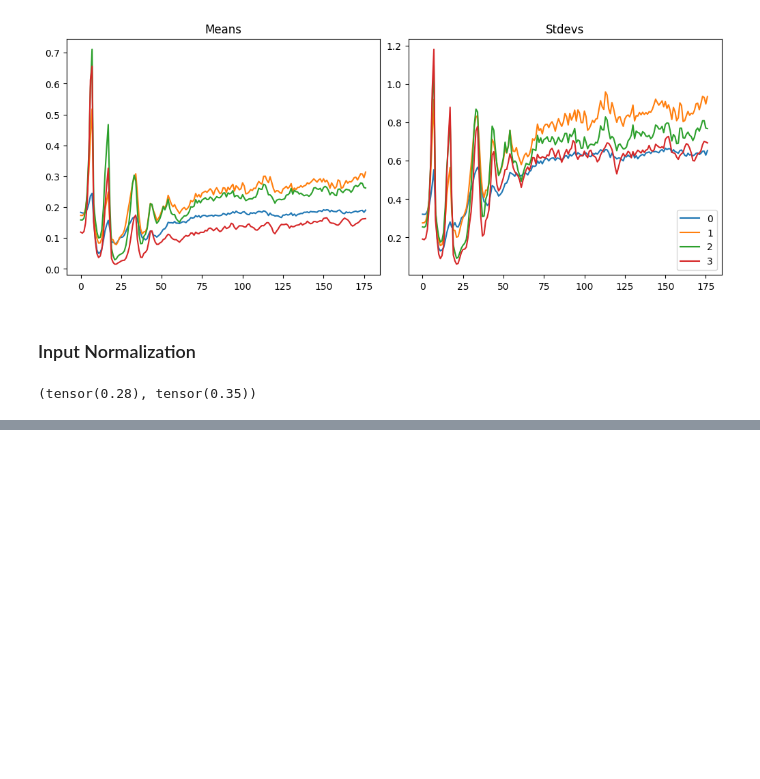
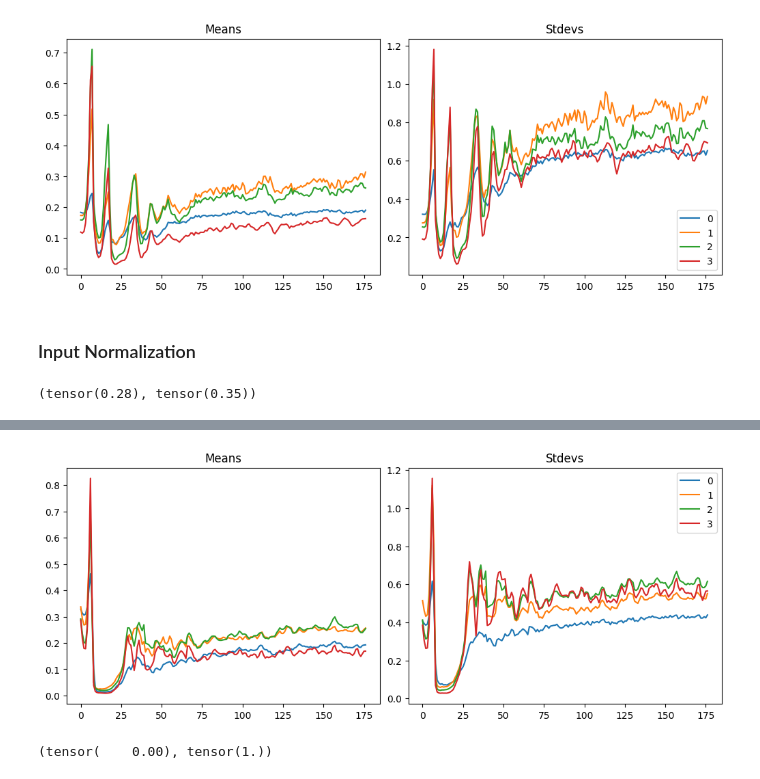
Before and after one commit to mtm-007/Deep-Learing-from-the-foundation-and-GEN_AI, a Jupyter notebook: initializing.ipynb, the cells around one changed output, grey strips where cells are left out. Cells and saved outputs as stored; diff of their text form; code cells hidden in the pictures; blank space fills up the shorter version.

```diff
--- a/initializing.ipynb
+++ b/initializing.ipynb
@@ -395,0 +393,4 @@ learn.fit(3)
+# %%
+astats.plot_stats()
+# %% [output]
+[figure, added]
@@ -395,0 +403,4 @@ learn.fit(3)
+# %%
+xb.mean(),xb.std()
+# %% [output]
+(tensor(    0.00), tensor(1.))
```
Also changed, not shown: parts of 4 cells of this notebook.
